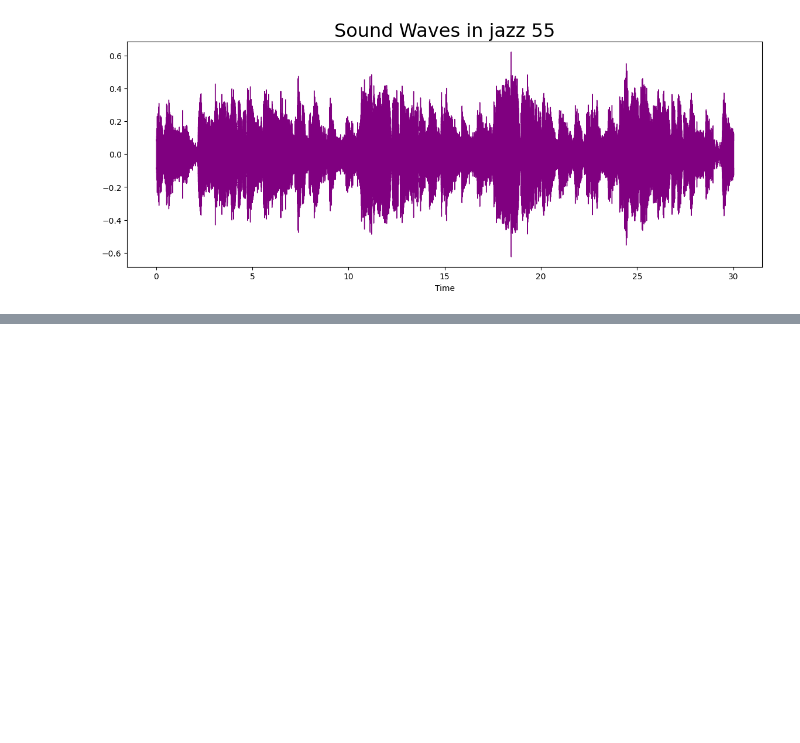
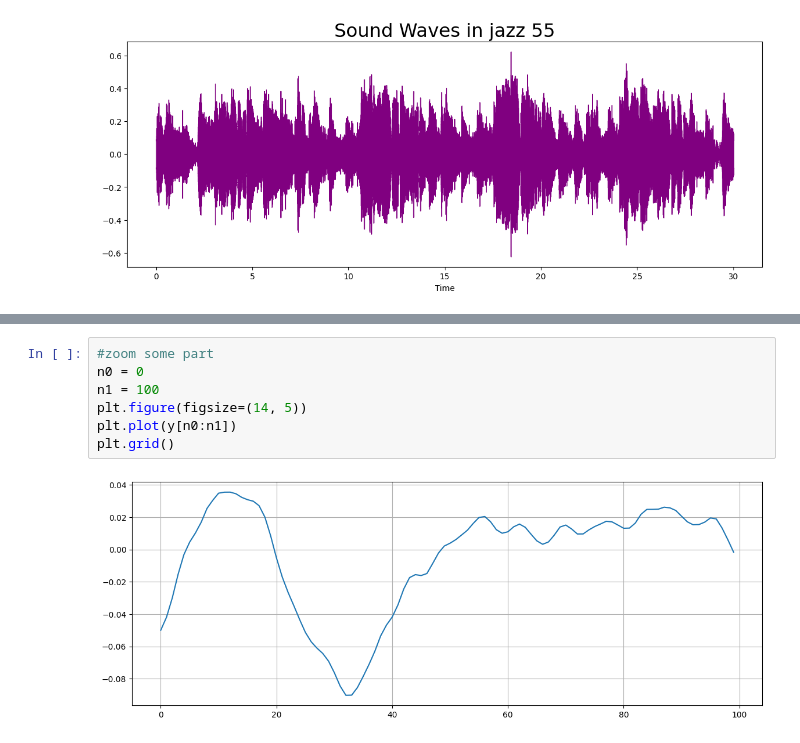
Before and after one commit to B1oodRain/music-genres-classification, a Jupyter notebook: main.ipynb, the cells around one changed output, grey strips where cells are left out. Cells and saved outputs as stored; diff of their text form; blank space fills up the shorter version.

```diff
--- a/main.ipynb
+++ b/main.ipynb
@@ -74,0 +90,9 @@ plt.colorbar()
+# %%
+#zoom some part
+n0 = 0
+n1 = 100
+plt.figure(figsize=(14, 5))
+plt.plot(y[n0:n1])
+plt.grid()
+# %% [output]
+[figure, added]
```
Also changed, not shown: parts of 22 cells of this notebook.
